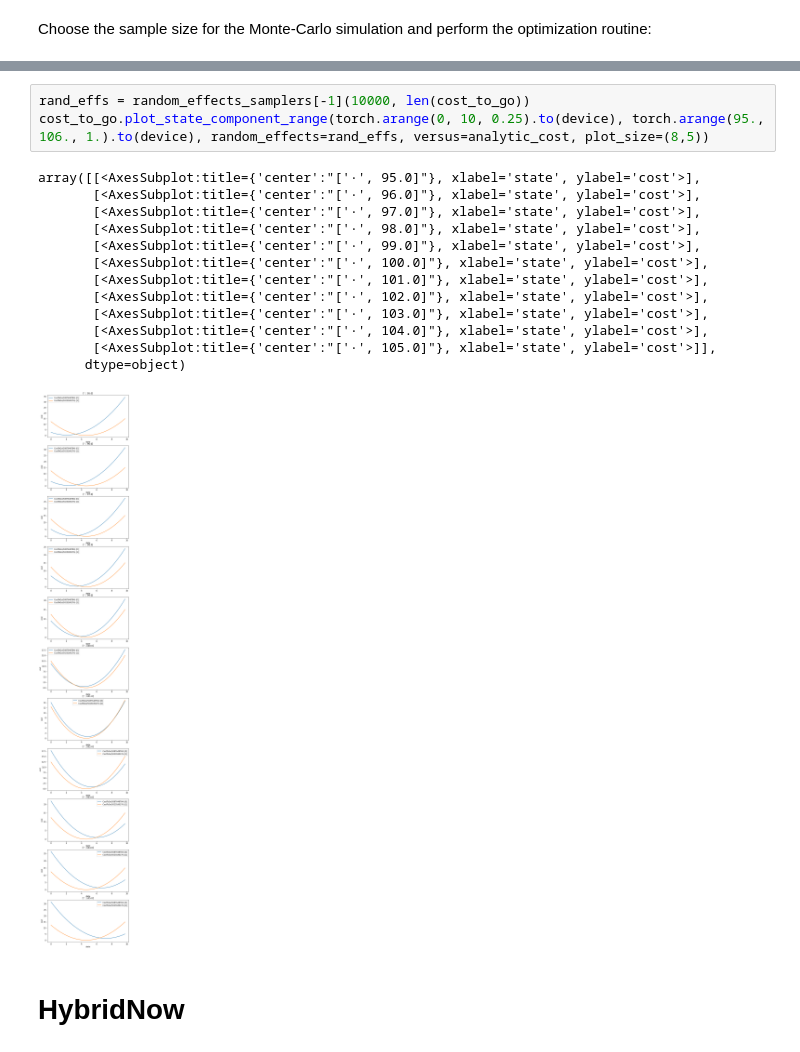
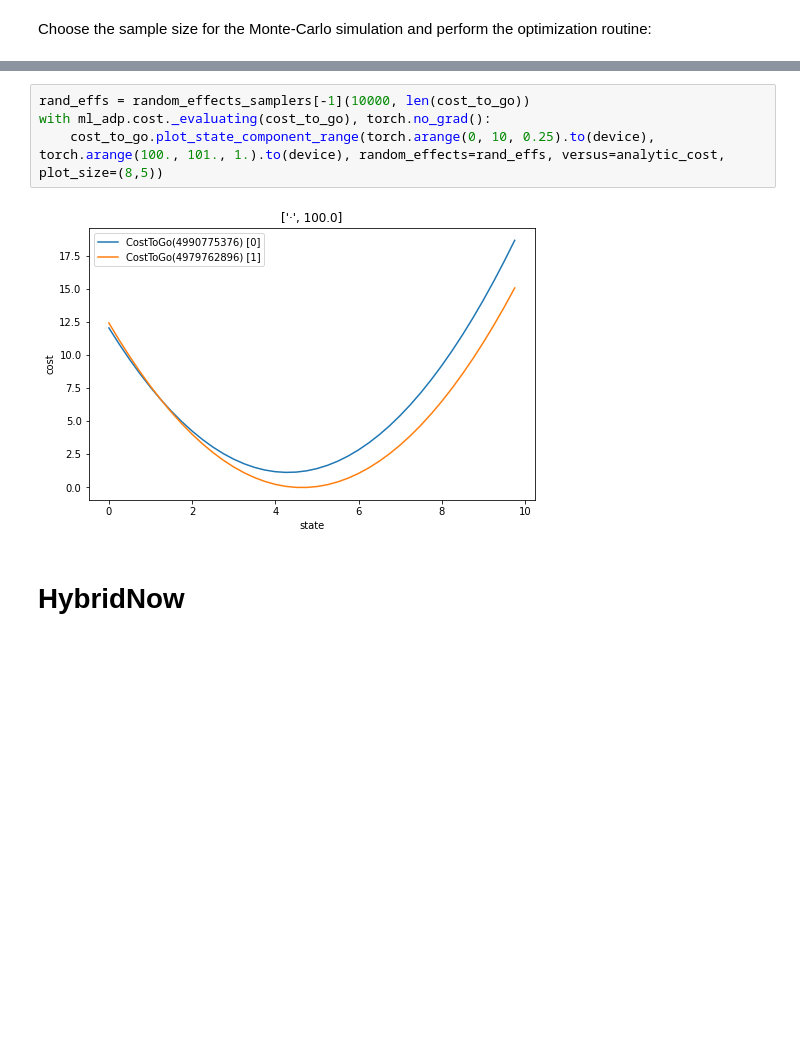
Before and after one commit to rbosh/ml-adp, a Jupyter notebook: doc/examples/option_hedging.ipynb, the cells around one changed output, grey strips where cells are left out. Saved outputs shown, nothing was run; the diff lists cells and outputs as text; blank space fills up the shorter version.

```diff
--- a/doc/examples/option_hedging.ipynb
+++ b/doc/examples/option_hedging.ipynb
@@ -224,21 +226,10 @@ Step 0, MC Iteration 350: Cost 5.529919147491455
 --------------------------------------------------------------------------------
 # %%
 rand_effs = random_effects_samplers[-1](10000, len(cost_to_go))
-cost_to_go.plot_state_component_range(torch.arange(0, 10, 0.25).to(device), torch.arange(95., 106., 1.).to(device), random_effects=rand_effs, versus=analytic_cost, plot_size=(8,5))
+with ml_adp.cost._evaluating(cost_to_go), torch.no_grad():
+    cost_to_go.plot_state_component_range(torch.arange(0, 10, 0.25).to(device), torch.arange(100., 101., 1.).to(device), random_effects=rand_effs, versus=analytic_cost, plot_size=(8,5))
 # %% [output]
-array([[<AxesSubplot:title={'center':"['·', 95.0]"}, xlabel='state', ylabel='cost'>],
-       [<AxesSubplot:title={'center':"['·', 96.0]"}, xlabel='state', ylabel='cost'>],
-       [<AxesSubplot:title={'center':"['·', 97.0]"}, xlabel='state', ylabel='cost'>],
-       [<AxesSubplot:title={'center':"['·', 98.0]"}, xlabel='state', ylabel='cost'>],
-       [<AxesSubplot:title={'center':"['·', 99.0]"}, xlabel='state', ylabel='cost'>],
-       [<AxesSubplot:title={'center':"['·', 100.0]"}, xlabel='state', ylabel='cost'>],
-       [<AxesSubplot:title={'center':"['·', 101.0]"}, xlabel='state', ylabel='cost'>],
-       [<AxesSubplot:title={'center':"['·', 102.0]"}, xlabel='state', ylabel='cost'>],
-       [<AxesSubplot:title={'center':"['·', 103.0]"}, xlabel='state', ylabel='cost'>],
-       [<AxesSubplot:title={'center':"['·', 104.0]"}, xlabel='state', ylabel='cost'>],
-       [<AxesSubplot:title={'center':"['·', 105.0]"}, xlabel='state', ylabel='cost'>]],
-      dtype=object)
-[figure, old version]
+[figure, new version]
 # %% [markdown]
 # HybridNow
 # %% [markdown]
```
Also changed, not shown: parts of 3 cells of this notebook, 3 other files.
